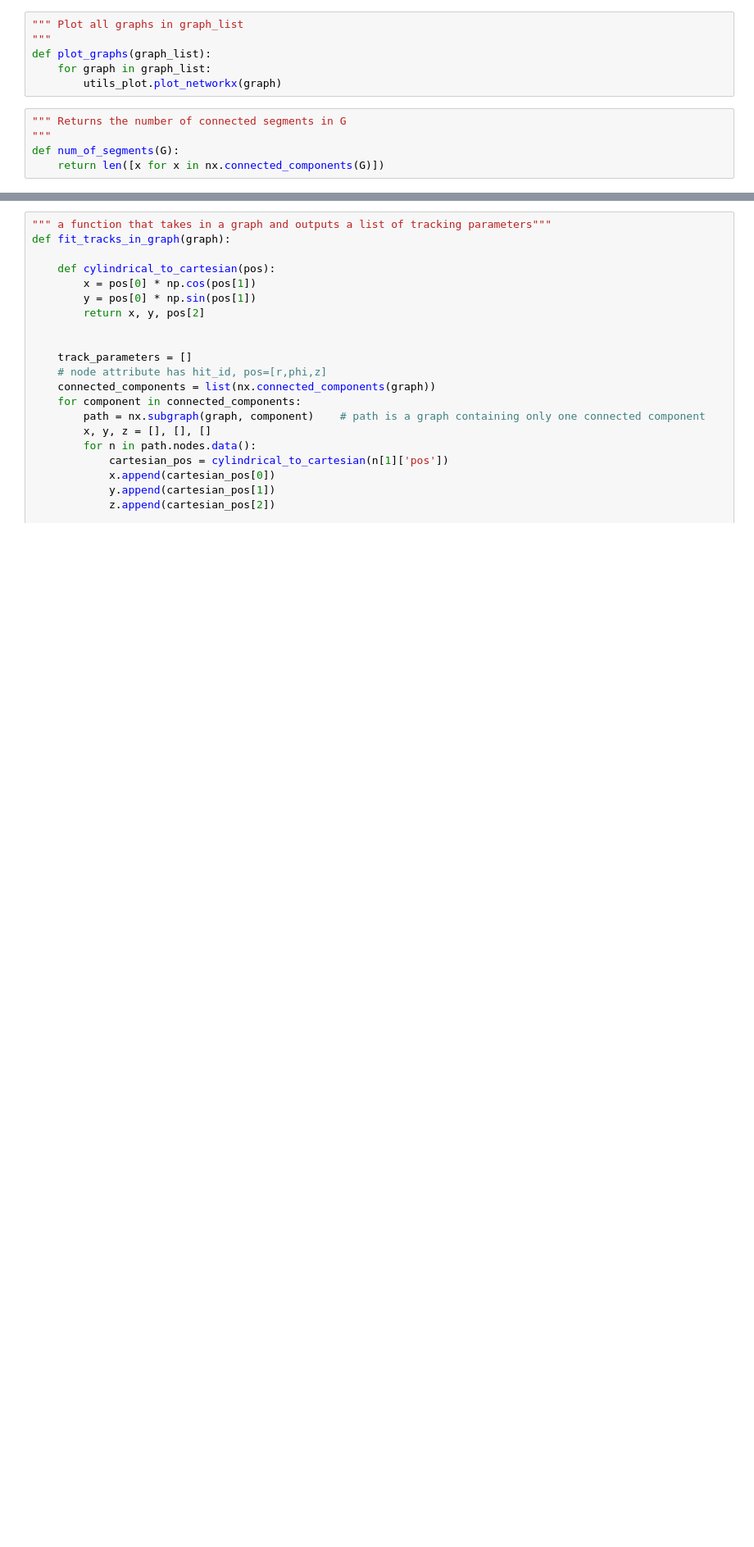
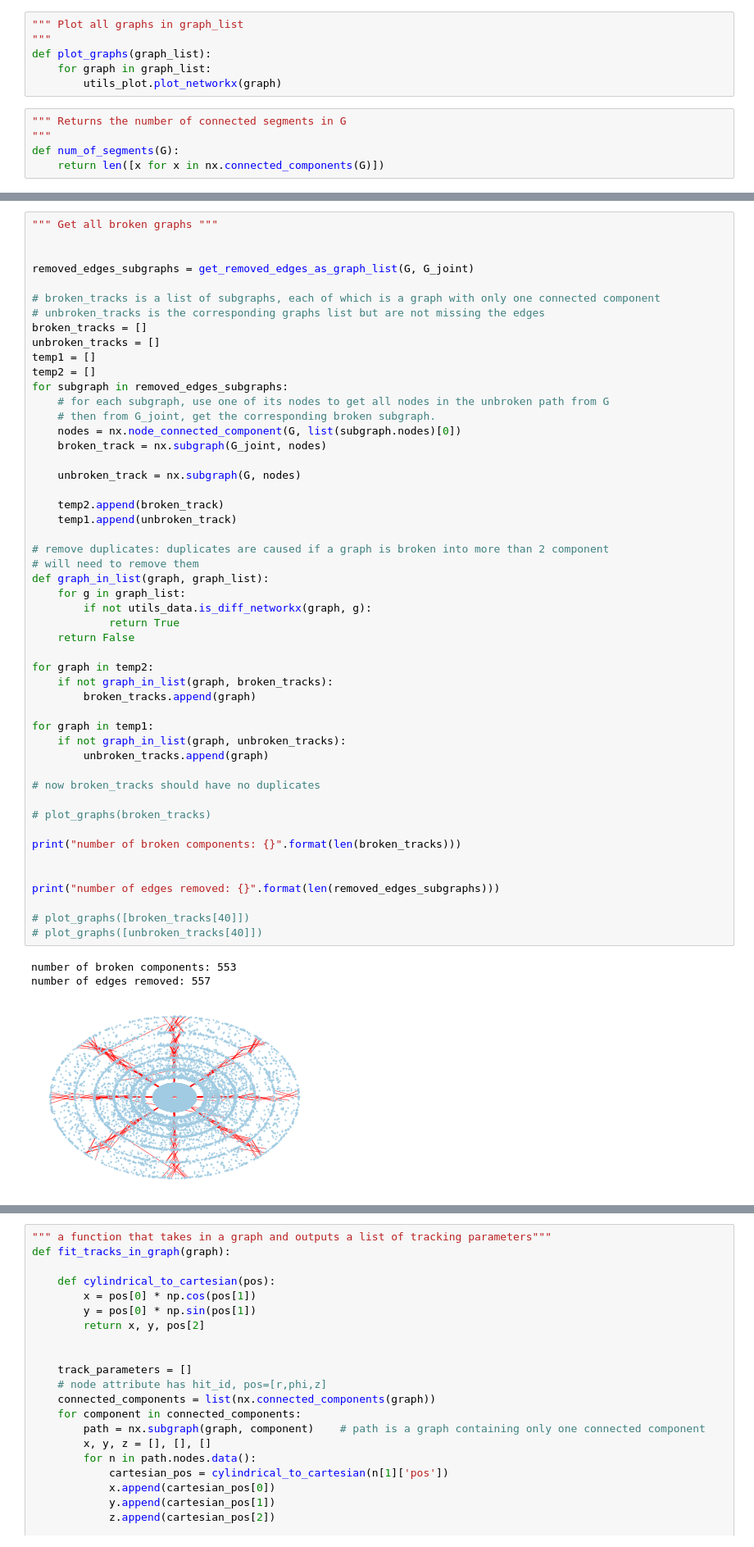
Before and after one commit to cliulinnaeus/heptrkx-gnn-tracking, a Jupyter notebook: code/plot_tracks.ipynb, the cells around one changed output, grey strips where cells are left out. Shown at 82% size. Cells and saved outputs as stored; diff of their text form; blank space fills up the shorter version.

Commit message:
Rewrote code for matching broken segments

```diff
--- a/code/plot_tracks.ipynb
+++ b/code/plot_tracks.ipynb
@@ -191,0 +209,54 @@ The difference between the above two numbers must be equal to the number of edge
+# %%
+""" Get all broken graphs """
+
+
+removed_edges_subgraphs = get_removed_edges_as_graph_list(G, G_joint)
+
+# broken_tracks is a list of subgraphs, each of which is a graph with only one connected component
+# unbroken_tracks is the corresponding graphs list but are not missing the edges
+broken_tracks = []
+unbroken_tracks = []
+temp1 = []
+temp2 = []
+for subgraph in removed_edges_subgraphs:
+    # for each subgraph, use one of its nodes to get all nodes in the unbroken path from G
+    # then from G_joint, get the corresponding broken subgraph.
+    nodes = nx.node_connected_component(G, list(subgraph.nodes)[0])
+    broken_track = nx.subgraph(G_joint, nodes)
+
+    unbroken_track = nx.subgraph(G, nodes)
+
+    temp2.append(broken_track)
+    temp1.append(unbroken_track)
+
+# remove duplicates: duplicates are caused if a graph is broken into more than 2 component
+# will need to remove them
+def graph_in_list(graph, graph_list):
+    for g in graph_list:
+        if not utils_data.is_diff_networkx(graph, g):
+            return True
+    return False
+
+for graph in temp2:
+    if not graph_in_list(graph, broken_tracks):
+        broken_tracks.append(graph)
+
+for graph in temp1:
+    if not graph_in_list(graph, unbroken_tracks):
+        unbroken_tracks.append(graph)
+
+# now broken_tracks should have no duplicates
+
+# plot_graphs(broken_tracks)
+
+print("number of broken components: {}".format(len(broken_tracks)))
+
+
+print("number of edges removed: {}".format(len(removed_edges_subgraphs)))
+
+# plot_graphs([broken_tracks[40]])
+# plot_graphs([unbroken_tracks[40]])
+# %% [output]
+number of broken components: 553
+number of edges removed: 557
+[figure, added]
```
Also changed, not shown: parts of 15 cells of this notebook.
